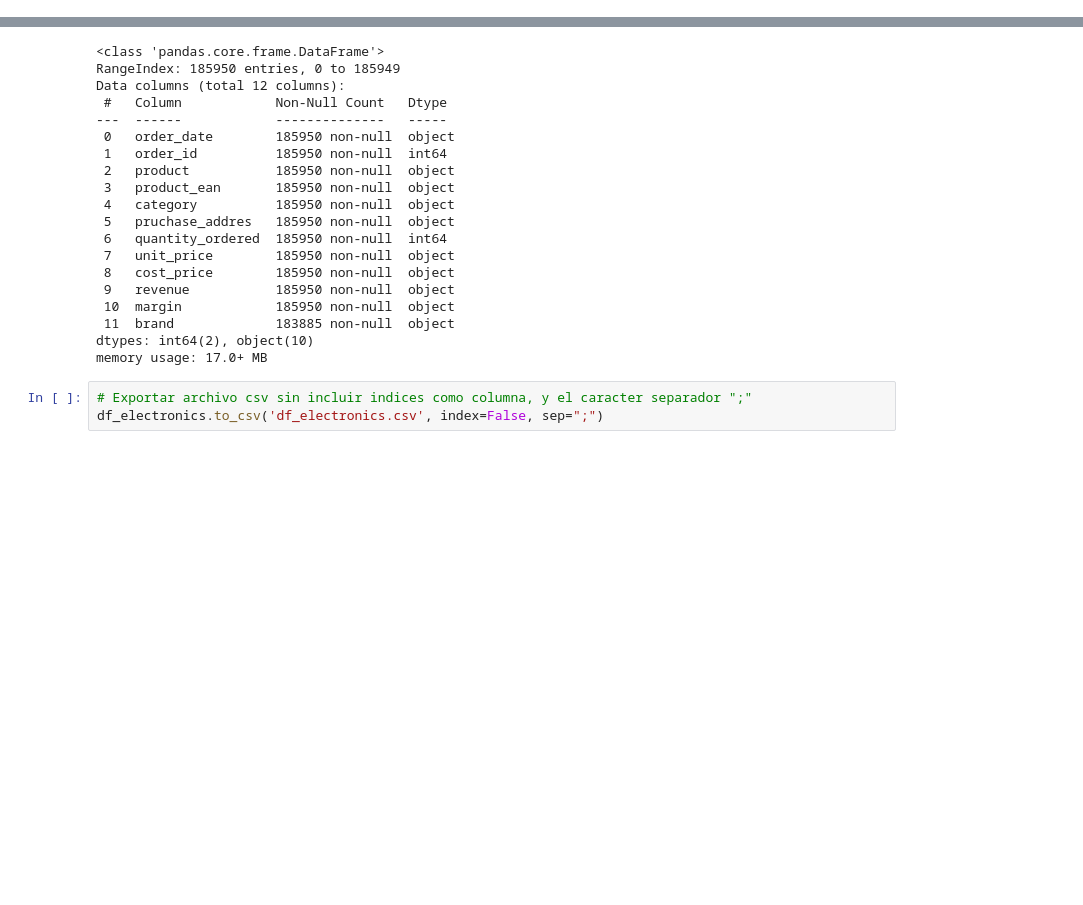
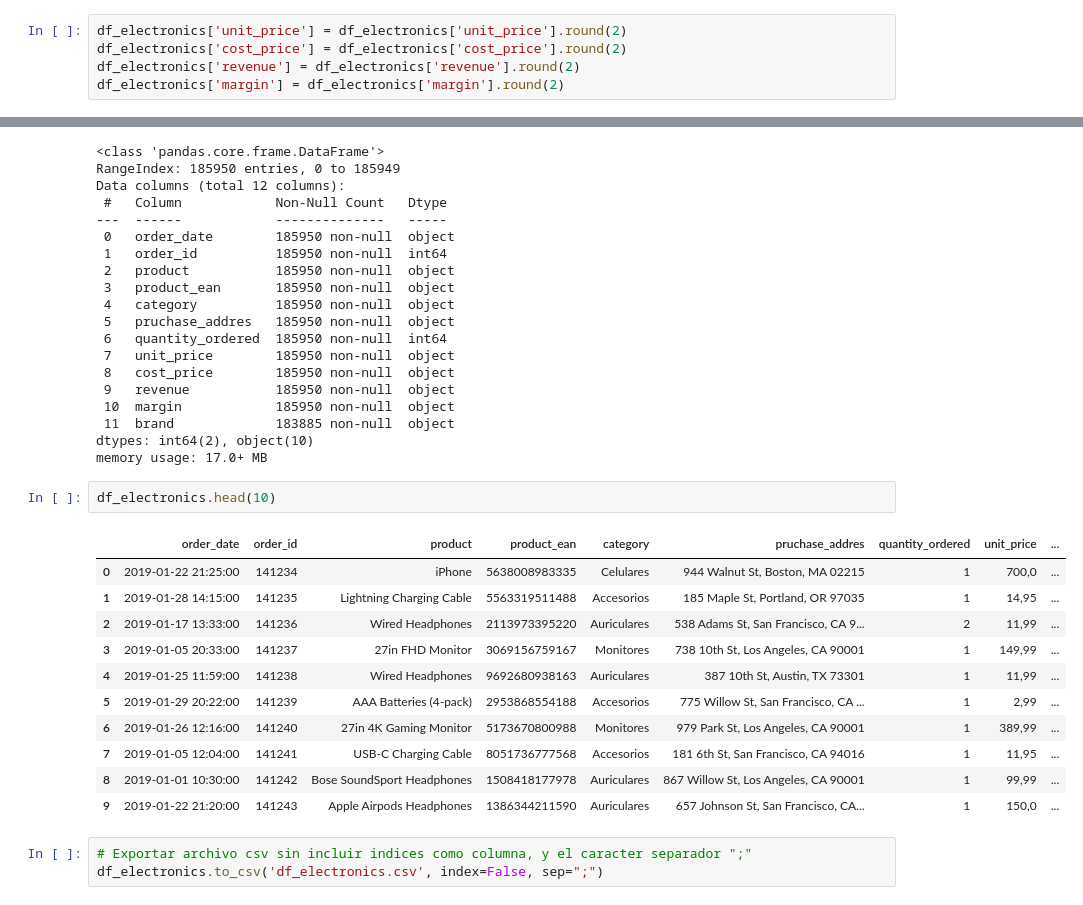
Before and after one commit to Ezemettler/sales_report, a Jupyter notebook: limpieza_data.ipynb, the cells around one changed output, grey strips where cells are left out. Cells and saved outputs as stored; diff of their text form; blank space fills up the shorter version.

```diff
--- a/limpieza_data.ipynb
+++ b/limpieza_data.ipynb
@@ -212,6 +212,11 @@ df_electronics.head()
 | 2 | 2019-01-17 13:33:00 | 141236 | Wired Headphones | 2113973395220 | Auriculares | 538 Adams St, San Francisco, CA 9... | 2 | 11.99 | ... |
 | 3 | 2019-01-05 20:33:00 | 141237 | 27in FHD Monitor | 3069156759167 | Monitores | 738 10th St, Los Angeles, CA 90001 | 1 | 149.99 | ... |
 | 4 | 2019-01-25 11:59:00 | 141238 | Wired Headphones | 9692680938163 | Auriculares | 387 10th St, Austin, TX 73301 | 1 | 11.99 | ... |
+# %%
+df_electronics['unit_price'] = df_electronics['unit_price'].round(2)
+df_electronics['cost_price'] = df_electronics['cost_price'].round(2)
+df_electronics['revenue'] = df_electronics['revenue'].round(2)
+df_electronics['margin'] = df_electronics['margin'].round(2)
 # %%
 df_electronics.info()
 # %% [output]
@@ -266,6 +270,20 @@ Data columns (total 12 columns):
  11  brand             183885 non-null  object
 dtypes: int64(2), object(10)
 memory usage: 17.0+ MB
+# %%
+df_electronics.head(10)
+# %% [output]
+|  | order_date | order_id | product | product_ean | category | pruchase_addres | quantity_ordered | unit_price | ... |
+| 0 | 2019-01-22 21:25:00 | 141234 | iPhone | 5638008983335 | Celulares | 944 Walnut St, Boston, MA 02215 | 1 | 700,0 | ... |
+| 1 | 2019-01-28 14:15:00 | 141235 | Lightning Charging Cable | 5563319511488 | Accesorios | 185 Maple St, Portland, OR 97035 | 1 | 14,95 | ... |
+| 2 | 2019-01-17 13:33:00 | 141236 | Wired Headphones | 2113973395220 | Auriculares | 538 Adams St, San Francisco, CA 9... | 2 | 11,99 | ... |
+| 3 | 2019-01-05 20:33:00 | 141237 | 27in FHD Monitor | 3069156759167 | Monitores | 738 10th St, Los Angeles, CA 90001 | 1 | 149,99 | ... |
+| 4 | 2019-01-25 11:59:00 | 141238 | Wired Headphones | 9692680938163 | Auriculares | 387 10th St, Austin, TX 73301 | 1 | 11,99 | ... |
+| 5 | 2019-01-29 20:22:00 | 141239 | AAA Batteries (4-pack) | 2953868554188 | Accesorios | 775 Willow St, San Francisco, CA ... | 1 | 2,99 | ... |
+| 6 | 2019-01-26 12:16:00 | 141240 | 27in 4K Gaming Monitor | 5173670800988 | Monitores | 979 Park St, Los Angeles, CA 90001 | 1 | 389,99 | ... |
+| 7 | 2019-01-05 12:04:00 | 141241 | USB-C Charging Cable | 8051736777568 | Accesorios | 181 6th St, San Francisco, CA 94016 | 1 | 11,95 | ... |
+| 8 | 2019-01-01 10:30:00 | 141242 | Bose SoundSport Headphones | 1508418177978 | Auriculares | 867 Willow St, Los Angeles, CA 90001 | 1 | 99,99 | ... |
+| 9 | 2019-01-22 21:20:00 | 141243 | Apple Airpods Headphones | 1386344211590 | Auriculares | 657 Johnson St, San Francisco, CA... | 1 | 150,0 | ... |
 # %%
 # Exportar archivo csv sin incluir indices como columna, y el caracter separador ";"
 df_electronics.to_csv('df_electronics.csv', index=False, sep=";")
```
Also changed, not shown: parts of 1 cell of this notebook.
